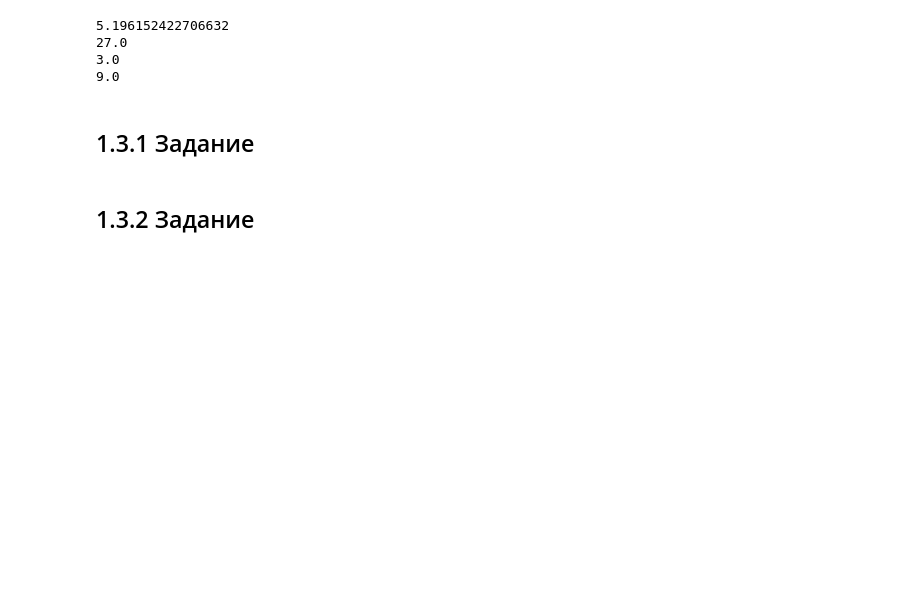
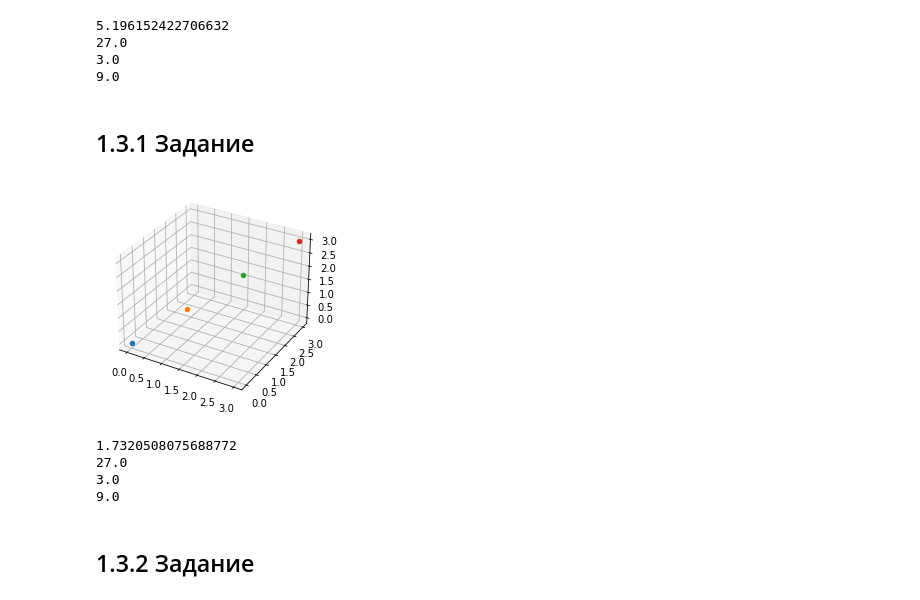
Before and after one commit to TimmmofeyD/WorkBook_AI, a Jupyter notebook: Lishchenko_Timofey_WorkBook3.ipynb, the cells around one changed output. Cells and saved outputs as stored; diff of their text form; code cells hidden in the pictures; blank space fills up the shorter version.

```diff
--- a/Lishchenko_Timofey_WorkBook3.ipynb
+++ b/Lishchenko_Timofey_WorkBook3.ipynb
@@ -231,6 +231,41 @@ print(np.linalg.norm(x-y, ord=1))
 9.0
 # %% [markdown]
 ## 1.3.1 Задание
+# %%
+fig = plt.figure()
+ax = fig.add_subplot(111, projection = '3d')
+
+ax.scatter(0, 0, 0)
+ax.scatter(1, 1, 1)
+ax.scatter(2, 2, 2)
+ax.scatter(3, 3, 3)
+plt.show()
+
+#Расстояние Евклида
+x_1 = np.array([0, 0, 0])
+y_1 = np.array([1, 1, 1])
+print(np.linalg.norm(x_1 - y_1))
+
+#Квадрат Еввклидова расстояния
+x_2 = np.array([0, 0, 0])
+y_2 = np.array([2, 2, 2])
+print(np.linalg.norm(x-y) ** 2)
+
+#Расстояние Чебышева
+x_3 = np.array([0, 0, 0])
+y_3 = np.array([3, 3, 3])
+print(np.linalg.norm(x-y, ord=np.inf))
+
+#Расстояние Хемминга
+x_3 = np.array([0, 0, 0])
+y_3 = np.array([3, 3, 3])
+print(np.linalg.norm(x-y, ord=1))
+# %% [output]
+[figure, added]
+1.7320508075688772
+27.0
+3.0
+9.0
 # %% [markdown]
 ## 1.3.2 Задание
 # %%
```
Also changed, not shown: parts of 16 cells of this notebook.
